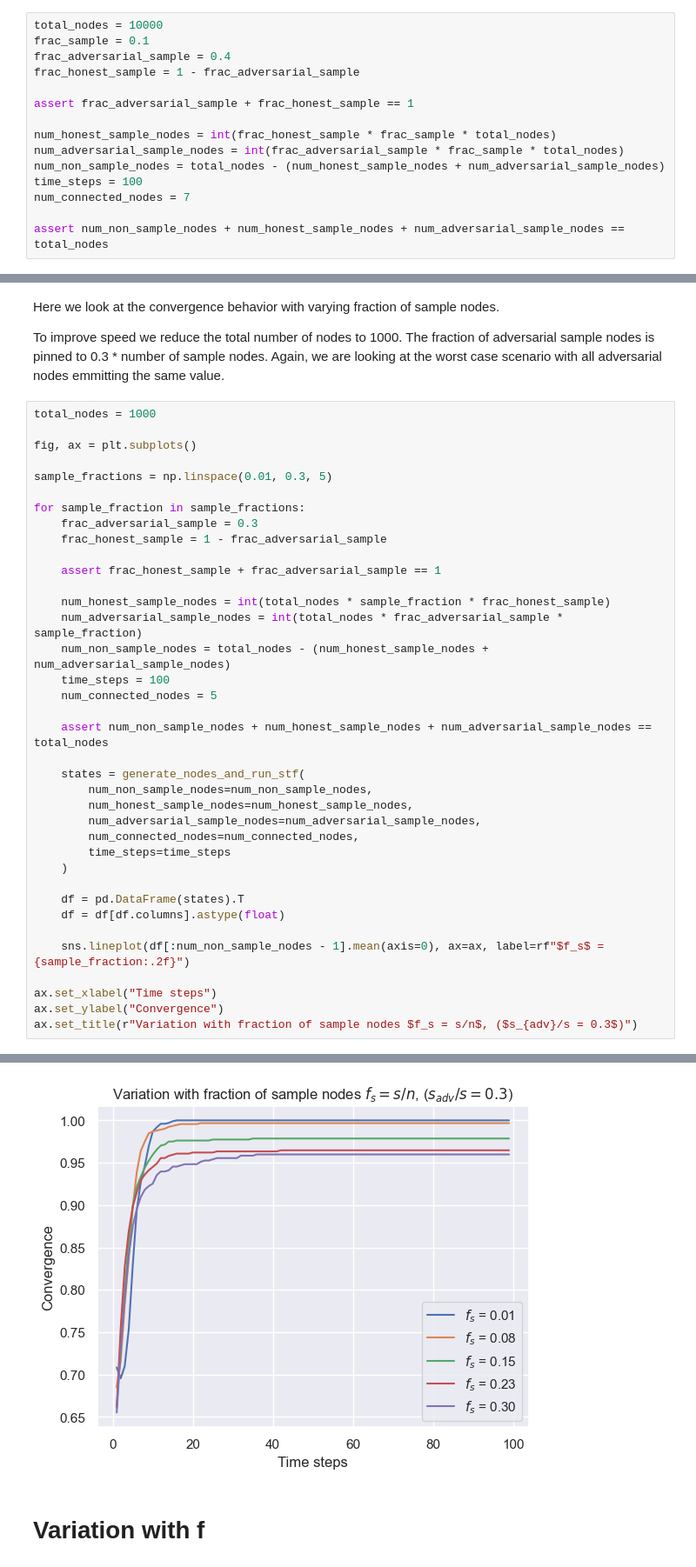
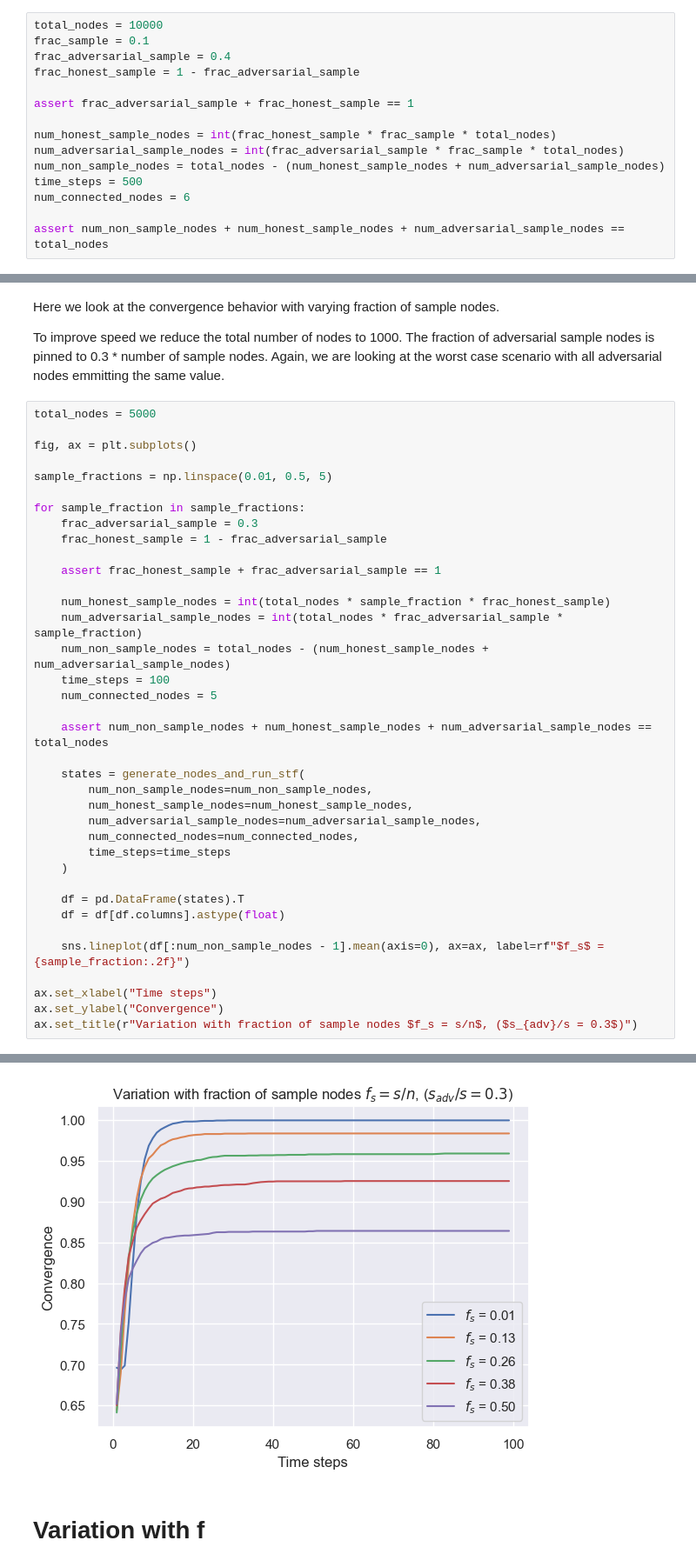
Before and after one commit to dineshpinto/synchronous-gossip-protocol, a Jupyter notebook: synchronous_gossip.ipynb, the cells around one changed output, grey strips where cells are left out. Shown: that part at 87% size. Cells and saved outputs as stored; diff of their text form.

```diff
--- a/synchronous_gossip.ipynb
+++ b/synchronous_gossip.ipynb
@@ -64,8 +62,8 @@ assert frac_adversarial_sample + frac_honest_sample == 1
 num_honest_sample_nodes = int(frac_honest_sample * frac_sample * total_nodes)
 num_adversarial_sample_nodes = int(frac_adversarial_sample * frac_sample * total_nodes)
 num_non_sample_nodes = total_nodes - (num_honest_sample_nodes + num_adversarial_sample_nodes)
-time_steps = 100
-num_connected_nodes = 7
+time_steps = 500
+num_connected_nodes = 6
 
 assert num_non_sample_nodes + num_honest_sample_nodes + num_adversarial_sample_nodes == total_nodes
 # %% [markdown]
@@ -160,45 +158,45 @@ Here we look at the convergence behavior with varying fraction of sample nodes.
 
 To improve speed we reduce the total number of nodes to 1000. The fraction of adversarial sample nodes is pinned to 0.3 * number of sample nodes. Again, we are looking at the worst case scenario with all adversarial nodes emmitting the same value.
 # %%
-total_nodes = 1000
+total_nodes = 5000
 
 fig, ax = plt.subplots()
 
-sample_fractions = np.linspace(0.01, 0.3, 5)
+sample_fractions = np.linspace(0.01, 0.5, 5)
 
 for sample_fraction in sample_fractions:
     frac_adversarial_sample = 0.3
     frac_honest_sample = 1 - frac_adversarial_sample
 
     assert frac_honest_sample + frac_adversarial_sample == 1
 
     num_honest_sample_nodes = int(total_nodes * sample_fraction * frac_honest_sample)
     num_adversarial_sample_nodes = int(total_nodes * frac_adversarial_sample * sample_fraction)
     num_non_sample_nodes = total_nodes - (num_honest_sample_nodes + num_adversarial_sample_nodes)
     time_steps = 100
     num_connected_nodes = 5
 
     assert num_non_sample_nodes + num_honest_sample_nodes + num_adversarial_sample_nodes == total_nodes
 
     states = generate_nodes_and_run_stf(
         num_non_sample_nodes=num_non_sample_nodes,
         num_honest_sample_nodes=num_honest_sample_nodes,
         num_adversarial_sample_nodes=num_adversarial_sample_nodes,
         num_connected_nodes=num_connected_nodes,
         time_steps=time_steps
     )
 
     df = pd.DataFrame(states).T
     df = df[df.columns].astype(float)
 
     sns.lineplot(df[:num_non_sample_nodes - 1].mean(axis=0), ax=ax, label=rf"$f_s$ = {sample_fraction:.2f}")
 
 ax.set_xlabel("Time steps")
 ax.set_ylabel("Convergence")
 ax.set_title(r"Variation with fraction of sample nodes $f_s = s/n$, ($s_{adv}/s = 0.3$)")
 # %% [output]
 Text(0.5, 1.0, 'Variation with fraction of sample nodes $f_s = s/n$, ($s_{adv}/s = 0.3$)')
-[figure, old version]
+[figure, new version]
 # %% [markdown]
 # Variation with f
 # %% [markdown]
```
Also changed, not shown: parts of 10 cells of this notebook, 2 other files.
